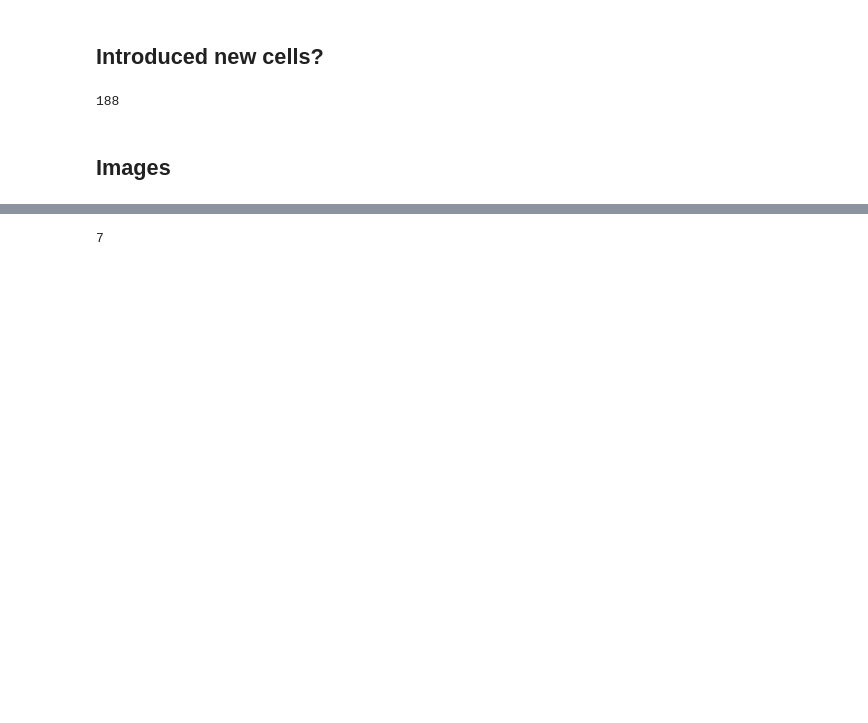
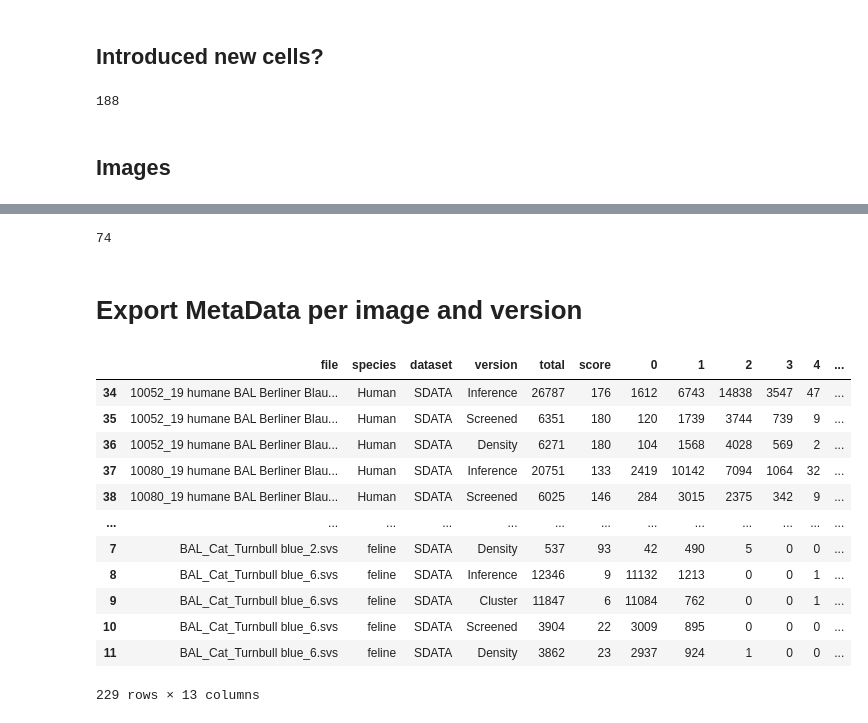
Before and after one commit to ChristianMarzahl/EIPH_WSI, a Jupyter notebook: SDATA/Statistics/Versions/AnnotationVersionStatistics-Total.ipynb, the cells around one changed output, grey strips where cells are left out. Saved outputs shown, nothing was run; the diff lists cells and outputs as text; code cells hidden in the pictures; blank space fills up the shorter version.

```diff
--- a/SDATA/Statistics/Versions/AnnotationVersionStatistics-Total.ipynb
+++ b/SDATA/Statistics/Versions/AnnotationVersionStatistics-Total.ipynb
@@ -192,6 +110,8 @@ v0 = pd.concat([
     pd.read_pickle(f"../EIPH_Equine_SDATA_Inference_Annotations.pkl"),
     pd.read_pickle(f"../EIPH_Equine_SREP_Annotations.pkl")
 ])
+v0 = v0.set_index('unique_identifier')
+v0["image_name"] = [name.replace(".tiff", ".svs") for name in v0["image_name"]]
 v0 = v0[v0["image_name"].isin(screened_files)]
 v0 = set_additional_fields(v0)
 print(f"Inference: {len(v0)}")
@@ -200,6 +120,8 @@ v_cluster = pd.concat([
     pd.read_pickle(f"../EIPH_Cat_SDATA_Cluster_Annotations.pkl"),
     pd.read_pickle(f"../EIPH_Human_SDATA_Cluster_Annotations.pkl"),
 ])
+v_cluster = v_cluster.set_index('unique_identifier')
+v_cluster["image_name"] = [name.replace(".tiff", ".svs") for name in v_cluster["image_name"]]
 v_cluster = v_cluster[v_cluster["image_name"].isin(screened_files)]
 v_cluster = set_additional_fields(v_cluster)
 print(f"Cluster: {len(v_cluster)}")
@@ -210,6 +132,8 @@ v_screening = pd.concat([
     pd.read_pickle(f"../EIPH_Equine_SDATA_Screening_Annotations.pkl"),
     pd.read_pickle(f"../EIPH_SREP_Screening_Annotations.pkl"),
 ])
+v_screening = v_screening.set_index('unique_identifier')
+v_screening["image_name"] = [name.replace(".tiff", ".svs") for name in v_screening["image_name"]]
 v_screening = v_screening[v_screening["image_name"].isin(screened_files)]
 v_screening = set_additional_fields(v_screening)
 print(f"Screening: {len(v_screening)}")
@@ -220,7 +144,9 @@ v_density = pd.concat([
     pd.read_pickle(f"../EIPH_Equine_SDATA_Density_Annotations.pkl"),
     pd.read_pickle(f"../EIPH_SREP_Density_Annotations.pkl"),
 ])
-v_density = v_density[v_density["image_name"].isin(screened_tiff_files)]
+v_density = v_density.set_index('unique_identifier')
+v_density["image_name"] = [name.replace(".tiff", ".svs") for name in v_density["image_name"]]
+v_density = v_density[v_density["image_name"].isin(screened_files)]
 print(f"Density: {len(v_density)}")
 # %% [output]
 Inference: 585600
@@ -297,4 +216,6 @@ array(['BAL_Cat_Turnbull blue_1.svs', 'BAL_Cat_Turnbull blue_2.svs',
 # %%
 len(v0["image_name"].unique())
 # %% [output]
-7
+74
+# %% [markdown]
+# Export MetaData per image and version
@@ -300,0 +263,21 @@ len(v0["image_name"].unique())
+# %%
+totalDf = pd.concat([v0, v_cluster, v_screening, v_density])
+# %%
+metaImages = get_image_stats(totalDf)
+# %%
+metaImages = metaImages.sort_values(by=["species", "dataset", "file"]) #, "version"
+metaImages
+# %% [output]
+|  | file | species | dataset | version | total | score | 0 | 1 | 2 | 3 | 4 | ... |
+| 34 | 10052_19 humane BAL Berliner Blau... | Human | SDATA | Inference | 26787 | 176 | 1612 | 6743 | 14838 | 3547 | 47 | ... |
+| 35 | 10052_19 humane BAL Berliner Blau... | Human | SDATA | Screened | 6351 | 180 | 120 | 1739 | 3744 | 739 | 9 | ... |
+| 36 | 10052_19 humane BAL Berliner Blau... | Human | SDATA | Density | 6271 | 180 | 104 | 1568 | 4028 | 569 | 2 | ... |
+| 37 | 10080_19 humane BAL Berliner Blau... | Human | SDATA | Inference | 20751 | 133 | 2419 | 10142 | 7094 | 1064 | 32 | ... |
+| 38 | 10080_19 humane BAL Berliner Blau... | Human | SDATA | Screened | 6025 | 146 | 284 | 3015 | 2375 | 342 | 9 | ... |
+| ... | ... | ... | ... | ... | ... | ... | ... | ... | ... | ... | ... | ... |
+| 7 | BAL_Cat_Turnbull blue_2.svs | feline | SDATA | Density | 537 | 93 | 42 | 490 | 5 | 0 | 0 | ... |
+| 8 | BAL_Cat_Turnbull blue_6.svs | feline | SDATA | Inference | 12346 | 9 | 11132 | 1213 | 0 | 0 | 1 | ... |
+| 9 | BAL_Cat_Turnbull blue_6.svs | feline | SDATA | Cluster | 11847 | 6 | 11084 | 762 | 0 | 0 | 1 | ... |
+| 10 | BAL_Cat_Turnbull blue_6.svs | feline | SDATA | Screened | 3904 | 22 | 3009 | 895 | 0 | 0 | 0 | ... |
+| 11 | BAL_Cat_Turnbull blue_6.svs | feline | SDATA | Density | 3862 | 23 | 2937 | 924 | 1 | 0 | 0 | ... |
+229 rows × 13 columns
```
Also changed, not shown: parts of 13 cells of this notebook, 9 other files.
